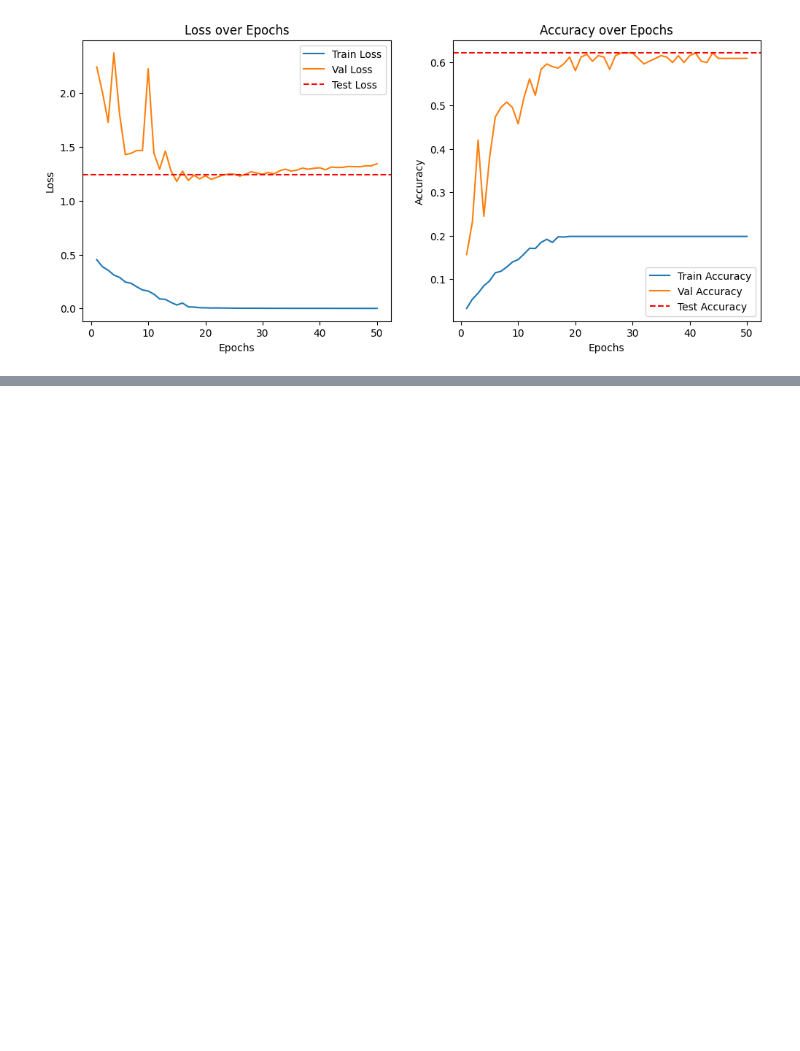
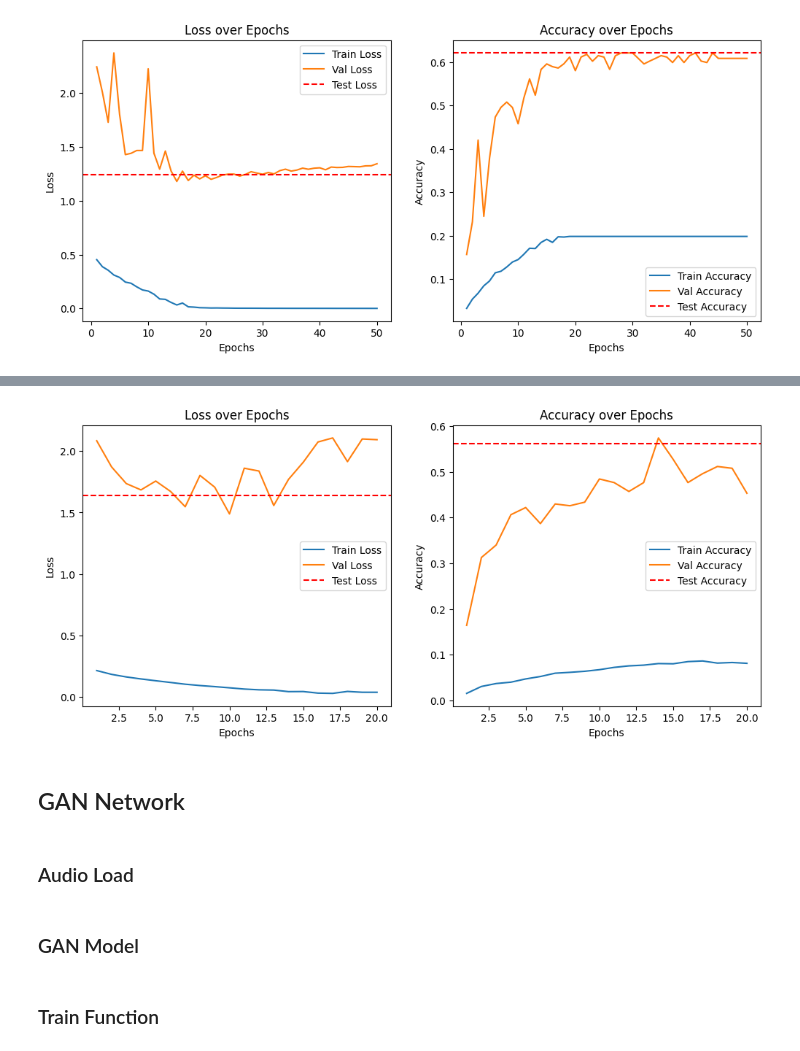
Before and after one commit to gibranfil/Deep-Learning-Works, a Jupyter notebook: test.ipynb, the cells around one changed output, grey strips where cells are left out. Saved outputs shown, nothing was run; the diff lists cells and outputs as text; code cells hidden in the pictures; blank space fills up the shorter version.

```diff
--- a/test.ipynb
+++ b/test.ipynb
@@ -448,0 +714,8 @@ plot_metrics(train_loss, val_loss,test_loss, train_acc, val_acc, test_acc)
+# %%
+experiment_cnn = comet_ml.start(
+  api_key="dEZzsaQExxOoLg04pynb"
+  "idvNw",
+  project_name="Deep Learning Technologies",
+  workspace="gibranfil"
+)
+experiment_cnn.set_name ("LSTM")
@@ -448,0 +726,16 @@ plot_metrics(train_loss, val_loss,test_loss, train_acc, val_acc, test_acc)
+# %%
+# Hyperparameters
+input_size = n_mfcc  # Number of MFCC features
+hidden_size = 512
+num_layers = 4
+num_classes = len(label_encoder.classes_)  # Number of unique genres
+# %%
+param_lstm_batch = {'learning_rate' : 0.001, 'epochs' : 50}
+experiment_cnn.log_parameters (param_lstm_batch)
+
+model = LSTMModel(input_size, hidden_size, num_layers, num_classes).to(device)
+criterion = nn.CrossEntropyLoss()
+optimizer = torch.optim.Adam(model.parameters(), lr=param_lstm_batch['learning_rate'])
+# %%
+log_model(experiment_cnn, model=model, model_name="LSTM")
+train_loss, val_loss, train_acc, val_acc, test_loss, test_acc= train (model, experiment_cnn,param_lstm_batch,optimizer)
@@ -448,0 +767,10 @@ plot_metrics(train_loss, val_loss,test_loss, train_acc, val_acc, test_acc)
+# %%
+plot_metrics(train_loss, val_loss,test_loss, train_acc, val_acc, test_acc)
+# %% [output]
+[figure, added]
+# %% [markdown]
+## GAN Network
+# %% [markdown]
+### Audio Load
+# %% [markdown]
+### GAN Model
@@ -448,0 +807,2 @@ plot_metrics(train_loss, val_loss,test_loss, train_acc, val_acc, test_acc)
+# %% [markdown]
+### Train Function
```
Also changed, not shown: parts of 19 cells of this notebook.
